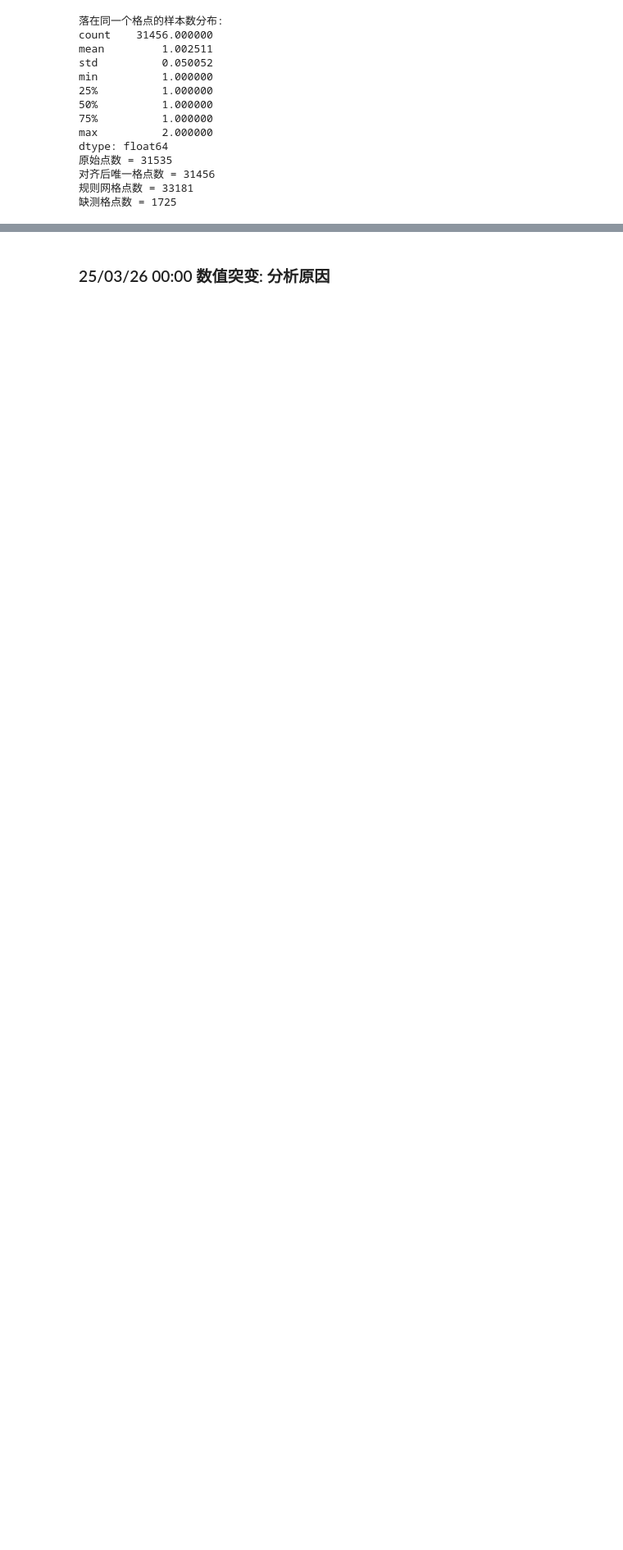
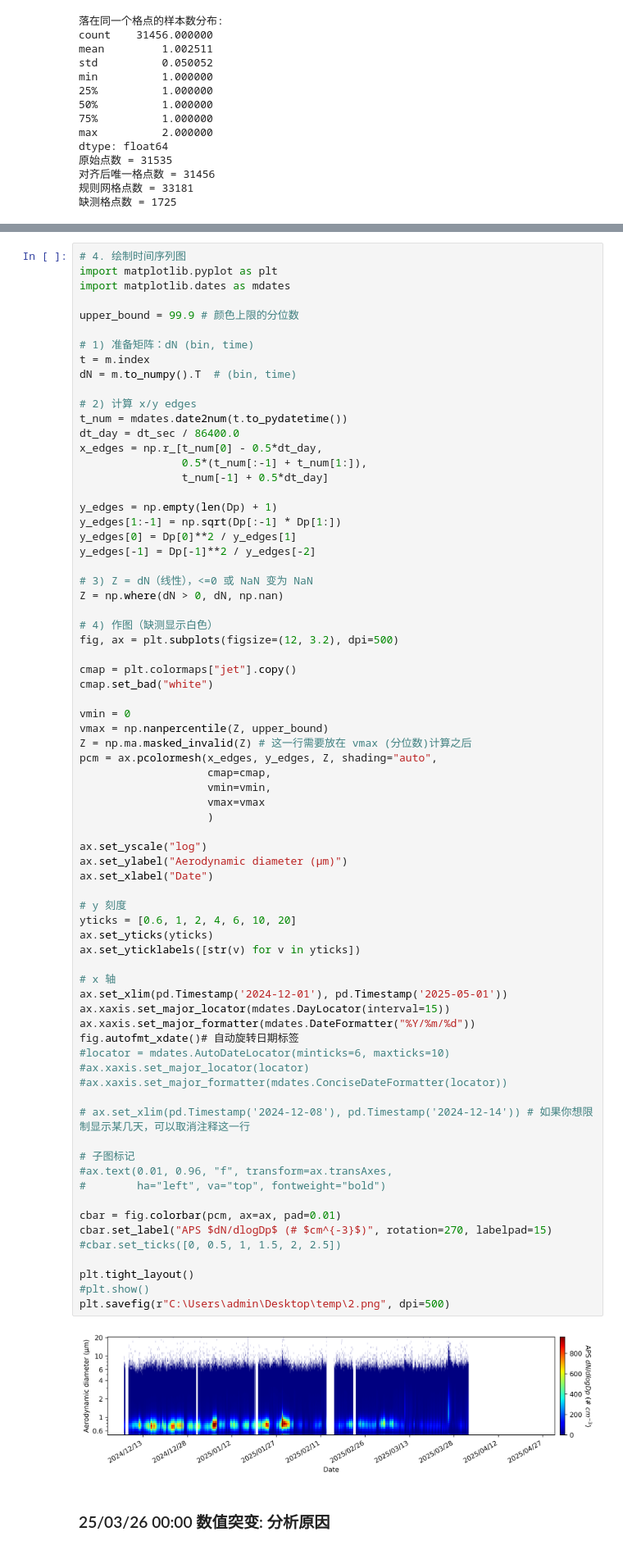
Before and after one commit to ReedFu/master0_2025, a Jupyter notebook: Lanzhou_aerosol/APS_Time_series.ipynb, the cells around one changed output, grey strips where cells are left out. Shown at 82% size. Cells and saved outputs as stored; diff of their text form; blank space fills up the shorter version.

```diff
--- a/Lanzhou_aerosol/APS_Time_series.ipynb
+++ b/Lanzhou_aerosol/APS_Time_series.ipynb
@@ -342,3 +321,77 @@ dtype: float64
+# %%
+# 4. 绘制时间序列图
+import matplotlib.pyplot as plt
+import matplotlib.dates as mdates
+
+upper_bound = 99.9 # 颜色上限的分位数
+
+# 1) 准备矩阵：dN (bin, time)
+t = m.index
+dN = m.to_numpy().T  # (bin, time)
+
+# 2) 计算 x/y edges
+t_num = mdates.date2num(t.to_pydatetime())
+dt_day = dt_sec / 86400.0
+x_edges = np.r_[t_num[0] - 0.5*dt_day,
+                0.5*(t_num[:-1] + t_num[1:]),
+                t_num[-1] + 0.5*dt_day]
+
+y_edges = np.empty(len(Dp) + 1)
+y_edges[1:-1] = np.sqrt(Dp[:-1] * Dp[1:])
+y_edges[0] = Dp[0]**2 / y_edges[1]
+y_edges[-1] = Dp[-1]**2 / y_edges[-2]
+
+# 3) Z = dN（线性），<=0 或 NaN 变为 NaN
+Z = np.where(dN > 0, dN, np.nan)
+
+# 4) 作图（缺测显示白色）
+fig, ax = plt.subplots(figsize=(12, 3.2), dpi=500)
+
+cmap = plt.colormaps["jet"].copy()
+cmap.set_bad("white")
+
+vmin = 0
+vmax = np.nanpercentile(Z, upper_bound)
+Z = np.ma.masked_invalid(Z) # 这一行需要放在 vmax (分位数)计算之后
+pcm = ax.pcolormesh(x_edges, y_edges, Z, shading="auto",
+                    cmap=cmap,
+                    vmin=vmin,
+                    vmax=vmax
+                    )
+
+ax.set_yscale("log")
+ax.set_ylabel("Aerodynamic diameter (µm)")
+ax.set_xlabel("Date")
+
+# y 刻度
+yticks = [0.6, 1, 2, 4, 6, 10, 20]
+ax.set_yticks(yticks)
+ax.set_yticklabels([str(v) for v in yticks])
+
+# x 轴
+ax.set_xlim(pd.Timestamp('2024-12-01'), pd.Timestamp('2025-05-01'))
+ax.xaxis.set_major_locator(mdates.DayLocator(interval=15))
+ax.xaxis.set_major_formatter(mdates.DateFormatter("%Y/%m/%d"))
+fig.autofmt_xdate()# 自动旋转日期标签
+#locator = mdates.AutoDateLocator(minticks=6, maxticks=10)
+#ax.xaxis.set_major_locator(locator)
+#ax.xaxis.set_major_formatter(mdates.ConciseDateFormatter(locator))
+
+# ax.set_xlim(pd.Timestamp('2024-12-08'), pd.Timestamp('2024-12-14')) # 如果你想限制显示某几天，可以取消注释这一行
+
+# 子图标记
+#ax.text(0.01, 0.96, "f", transform=ax.transAxes,
+#        ha="left", va="top", fontweight="bold")
+
+cbar = fig.colorbar(pcm, ax=ax, pad=0.01)
+cbar.set_label("APS $dN/dlogDp$ (# $cm^{-3}$)", rotation=270, labelpad=15)
+#cbar.set_ticks([0, 0.5, 1, 1.5, 2, 2.5])
+
+plt.tight_layout()
+#plt.show()
+plt.savefig(r"C:\Users\admin\Desktop\temp\2.png", dpi=500)
+# %% [output]
+[figure, new version]
 # %% [markdown]
 ### 25/03/26 00:00 数值突变: 分析原因
 # %%
```
Also changed, not shown: parts of 8 cells of this notebook, 1 other file.
